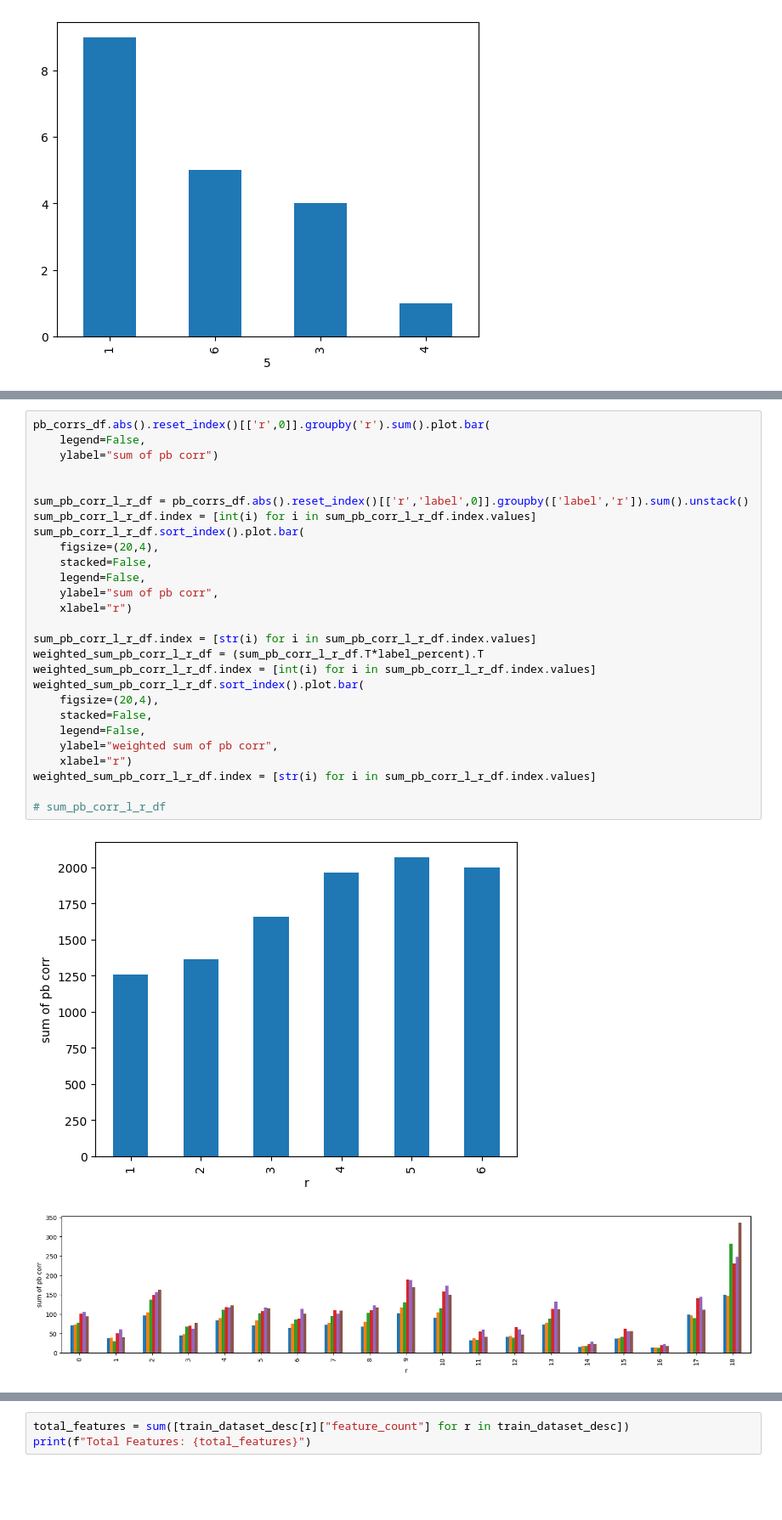
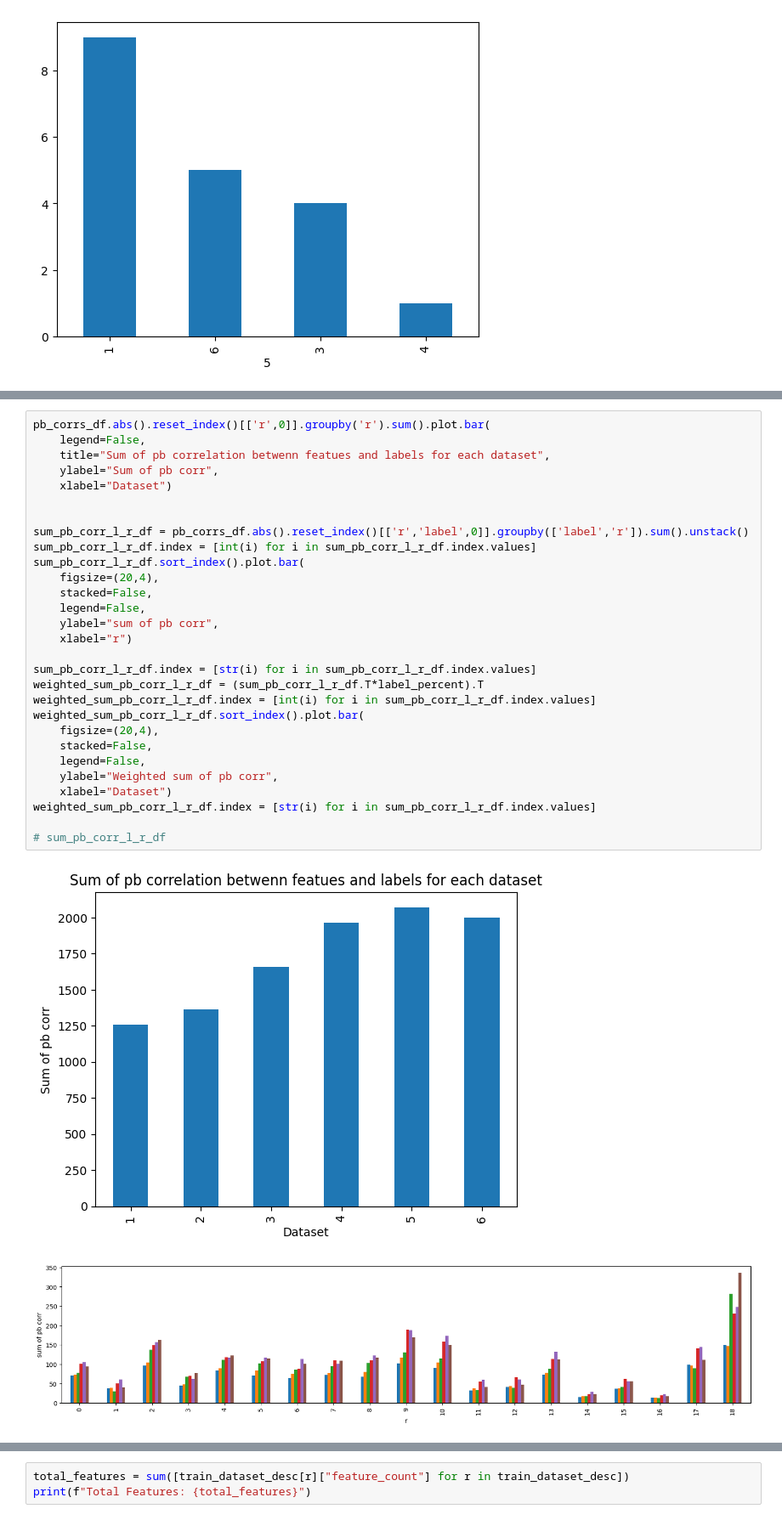
Before and after one commit to AbdulMutakabbir/SYSC5405-pattern-analysis-and-experiment-design, a Jupyter notebook: notebooks/0_EDA.ipynb, the cells around one changed output, grey strips where cells are left out. Shown: that part at 85% size. Cells and saved outputs as stored; diff of their text form; blank space fills up the shorter version.

```diff
--- a/notebooks/0_EDA.ipynb
+++ b/notebooks/0_EDA.ipynb
@@ -239,30 +251,32 @@ R: 1
 # %%
 pb_corrs_df.abs().reset_index()[['r',0]].groupby('r').sum().plot.bar(
     legend=False,
-    ylabel="sum of pb corr")
+    title="Sum of pb correlation betwenn featues and labels for each dataset",
+    ylabel="Sum of pb corr",
+    xlabel="Dataset")
 
 
 sum_pb_corr_l_r_df = pb_corrs_df.abs().reset_index()[['r','label',0]].groupby(['label','r']).sum().unstack()
 sum_pb_corr_l_r_df.index = [int(i) for i in sum_pb_corr_l_r_df.index.values]
 sum_pb_corr_l_r_df.sort_index().plot.bar(
     figsize=(20,4),
     stacked=False,
     legend=False,
     ylabel="sum of pb corr",
     xlabel="r")
 
 sum_pb_corr_l_r_df.index = [str(i) for i in sum_pb_corr_l_r_df.index.values]
 weighted_sum_pb_corr_l_r_df = (sum_pb_corr_l_r_df.T*label_percent).T
 weighted_sum_pb_corr_l_r_df.index = [int(i) for i in sum_pb_corr_l_r_df.index.values]
 weighted_sum_pb_corr_l_r_df.sort_index().plot.bar(
     figsize=(20,4),
     stacked=False,
     legend=False,
-    ylabel="weighted sum of pb corr",
-    xlabel="r")
+    ylabel="Weighted sum of pb corr",
+    xlabel="Dataset")
 weighted_sum_pb_corr_l_r_df.index = [str(i) for i in sum_pb_corr_l_r_df.index.values]
 
 # sum_pb_corr_l_r_df
 # %% [output]
-[figure, old version]
+[figure, new version]
 [figure]
```
Also changed, not shown: parts of 9 cells of this notebook, 5 other files.
